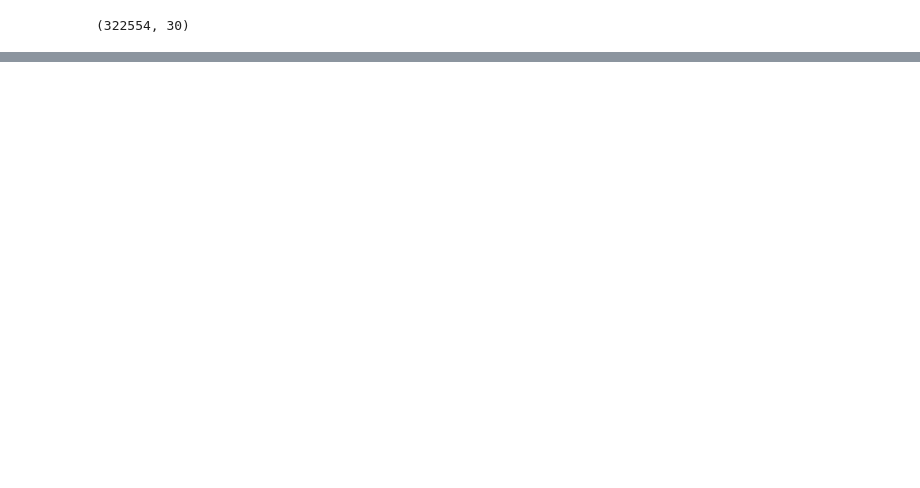
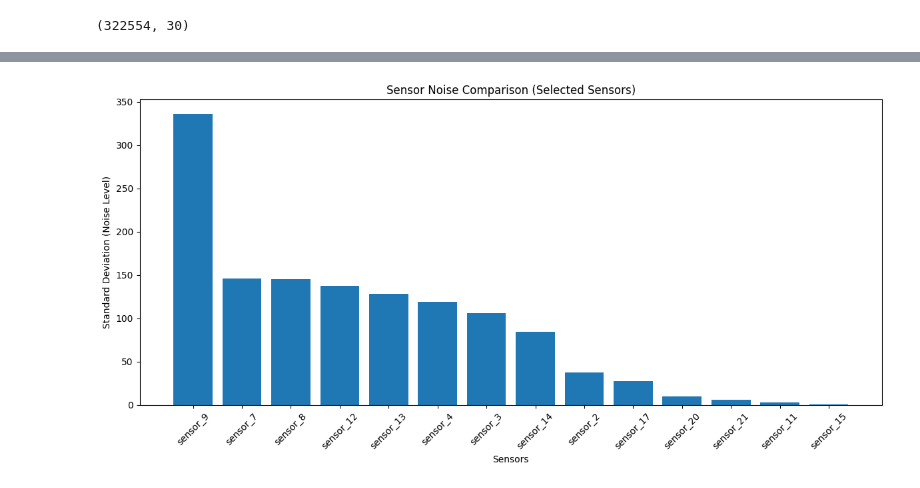
Before and after one commit to HareeshDaxton/APU_Predictive_Maintenance_System, a Jupyter notebook: NoteBook/feature_engineering.ipynb, the cells around one changed output, grey strips where cells are left out. Cells and saved outputs as stored; diff of their text form; code cells hidden in the pictures; blank space fills up the shorter version.

```diff
--- a/NoteBook/feature_engineering.ipynb
+++ b/NoteBook/feature_engineering.ipynb
@@ -21,0 +176,3 @@ raw_df.shape
+# %%
+df['RUL'] = df['max_cycle'] - df['cycle']
+df
@@ -21,0 +198,4 @@ raw_df.shape
+# %%
+val = 140
+df['RUL'] = df['RUL'].clip(upper=val)
+print(df[["engine_id", "cycle", "max_cycle", "RUL"]].head(15))
@@ -21,0 +234,7 @@ raw_df.shape
+# %%
+sensor_cols = [col for col in df.columns if "sensor" in col]
+
+for col in sensor_cols:
+    df[f"{col}_roll_mean"] = df.groupby("engine_id")[col].rolling(window=5, min_periods=1).mean().reset_index(0, drop=True)
+    df[f"{col}_roll_std"] = df.groupby("engine_id")[col].rolling(window=5, min_periods=1).std().reset_index(0, drop=True)
+    df.fillna(0, inplace=True)
@@ -21,0 +378,13 @@ raw_df.shape
+# %%
+import matplotlib.pyplot as plt
+
+sensor_columns = [
+    'sensor_2','sensor_3','sensor_4','sensor_7','sensor_8',
+    'sensor_9','sensor_11','sensor_12','sensor_13','sensor_14',
+    'sensor_15','sensor_17','sensor_20','sensor_21'
+]
+
+# Calculate standard deviation
+std_values = df[sensor_columns].std().sort_values(ascending=False)
+
+print(std_values)
@@ -21,0 +407,11 @@ raw_df.shape
+# %%
+plt.figure(figsize=(12,6))
+plt.bar(std_values.index, std_values.values)
+plt.xticks(rotation=45)
+plt.xlabel("Sensors")
+plt.ylabel("Standard Deviation (Noise Level)")
+plt.title("Sensor Noise Comparison (Selected Sensors)")
+plt.tight_layout()
+plt.show()
+# %% [output]
+[figure, added]
```
Also changed, not shown: parts of 30 cells of this notebook, 5 other files.
